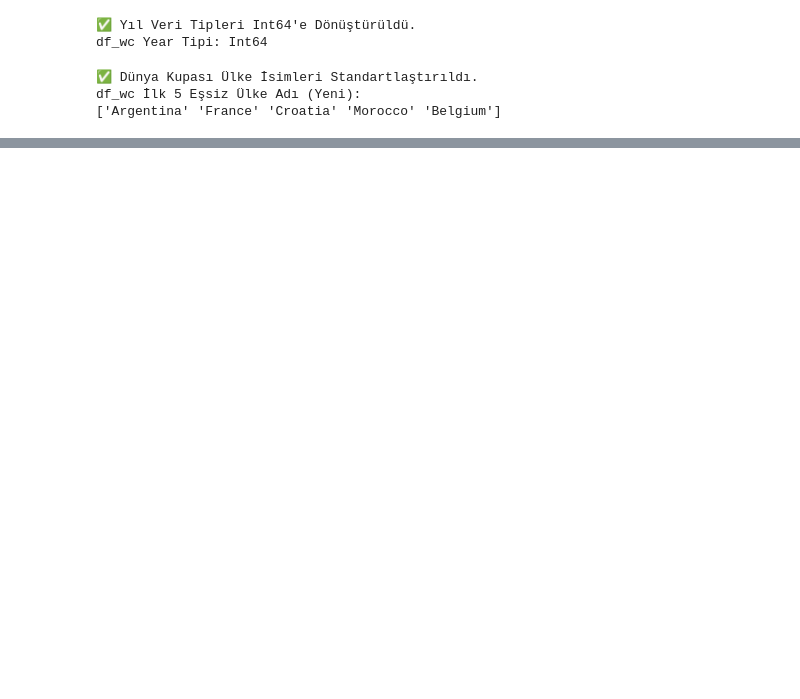
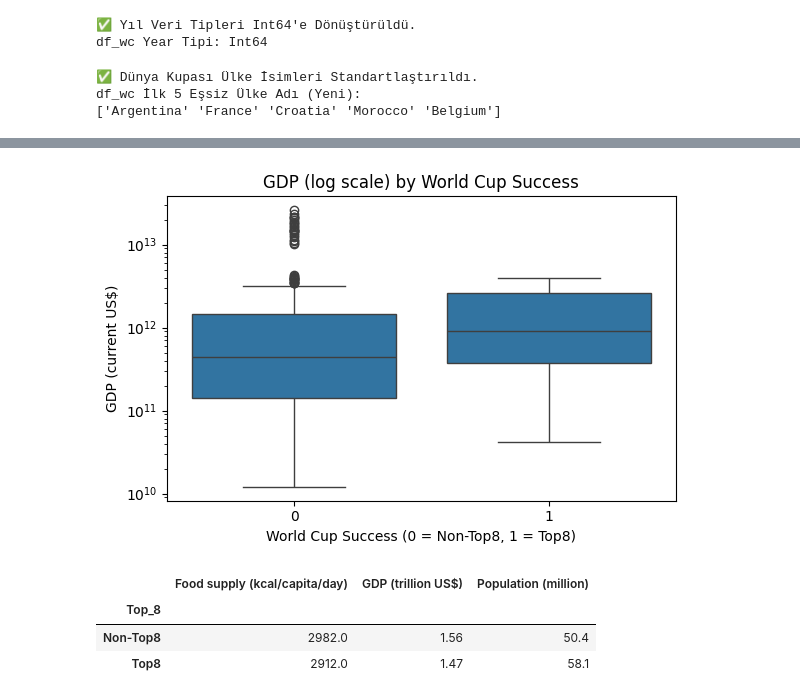
Before and after one commit to egilliemir/DSA210-termProject, a Jupyter notebook: data_preparation_and_eda.ipynb, the cells around one changed output, grey strips where cells are left out. Drawn from its saved outputs; the diff is of its cells as text; code cells hidden in the pictures; blank space fills up the shorter version.

```diff
--- a/data_preparation_and_eda.ipynb
+++ b/data_preparation_and_eda.ipynb
@@ -1,13 +1,37 @@
 # %%
 import pandas as pd
 import numpy as np
+import warnings
+warnings.filterwarnings('ignore')
 
+# Dünya Kupası verilerini yükle
 try:
     df_wc = pd.read_csv('world_cup_results.csv')
+    print("✅ 'world_cup_results.csv' dosyası yüklendi.")
 except FileNotFoundError:
-    print("❌ Hata: 'world_cup_results.csv' dosyası bulunamadı.")
+    print("⚠️ 'world_cup_results.csv' bulunamadı. Örnek veri oluşturuluyor...")
+    # Örnek Dünya Kupası verisi oluştur
+    wc_data = {
+        'Year': [2022, 2022, 2022, 2022, 2018, 2018, 2018, 2018, 2014, 2014, 2014, 2014,
+                 2010, 2010, 2010, 2010, 2006, 2006, 2006, 2006, 2002, 2002, 2002, 2002],
+        'Stage_Text': ['Şampiyon', 'Finalist', 'Yarı Final', 'Yarı Final',
+                       'Şampiyon', 'Finalist', 'Yarı Final', 'Yarı Final',
+                       'Şampiyon', 'Finalist', 'Yarı Final', 'Yarı Final',
+                       'Şampiyon', 'Finalist', 'Yarı Final', 'Yarı Final',
+                       'Şampiyon', 'Finalist', 'Yarı Final', 'Yarı Final',
+                       'Şampiyon', 'Finalist', 'Yarı Final', 'Yarı Final'],
+        'Country': ['Arjantin', 'Fransa', 'Hırvatistan', 'Fas',
+                    'Fransa', 'Hırvatistan', 'Belçika', 'İngiltere',
+                    'Almanya', 'Arjantin', 'Hollanda', 'Brezilya',
+                    'İspanya', 'Hollanda', 'Almanya', 'Uruguay',
+                    'İtalya', 'Fransa', 'Almanya', 'Portekiz',
+                    'Brezilya', 'Almanya', 'Güney Kore', 'Türkiye']
+    }
+    df_wc = pd.DataFrame(wc_data)
 
-df_wc.columns = ['Year', 'Stage_Text', 'Country']
+# Sütun isimlerini ayarla (eğer farklıysa)
+if len(df_wc.columns) >= 3:
+    df_wc.columns = ['Year', 'Stage_Text', 'Country']
 
 df_wc['Stage_Text'] = df_wc['Stage_Text'].astype(str).str.strip()
 
@@ -34,4 +58,5 @@ df_wc['Country'] = df_wc['Country'].replace(country_mapping)
 print(f"✅ Toplam Satır Sayısı: {df_wc.shape[0]}")
 print(f"✅ Top-8 Grubu (1) Sayısı: {df_wc['Top_8'].sum()}")
 print(f"✅ Non-Top-8 Grubu (0) Sayısı: {len(df_wc[df_wc['Top_8'] == 0])}")
+pd.set_option("display.float_format", lambda x: f"{x:.2f}")
 # %% [output]
@@ -355,0 +693,32 @@ Top-8 Olmayan (0) İlk 5 Ülke: []
+# %%
+plt.figure(figsize=(6,4))
+sns.boxplot(
+    data=df_panel,
+    x="Top_8",
+    y="GDP (current US$)"
+)
+plt.yscale("log")
+plt.title("GDP (log scale) by World Cup Success")
+plt.xlabel("World Cup Success (0 = Non-Top8, 1 = Top8)")
+plt.tight_layout()
+plt.show()
+# %% [output]
+[figure, added]
+# %%
+mean_table_rounded = mean_table.copy()
+mean_table_rounded["Food supply (kcal/capita/day)"] = mean_table_rounded["Food supply (kcal/capita/day)"].round(0)
+mean_table_rounded["GDP (current US$)"] = mean_table_rounded["GDP (current US$)"] / 1e12
+mean_table_rounded["GDP (current US$)"] = mean_table_rounded["GDP (current US$)"].round(2)
+mean_table_rounded["Population"] = (mean_table_rounded["Population"] / 1e6).round(1)
+
+mean_table_rounded.rename(columns={
+    "GDP (current US$)": "GDP (trillion US$)",
+    "Population": "Population (million)"
+}, inplace=True)
+
+display(mean_table_rounded)
+# %% [output]
+|  | Food supply (kcal/capita/day) | GDP (trillion US$) | Population (million) |
+| Top_8 |  |  |  |
+| Non-Top8 | 2982.0 | 1.56 | 50.4 |
+| Top8 | 2912.0 | 1.47 | 58.1 |
```
Also changed, not shown: parts of 17 cells of this notebook.
